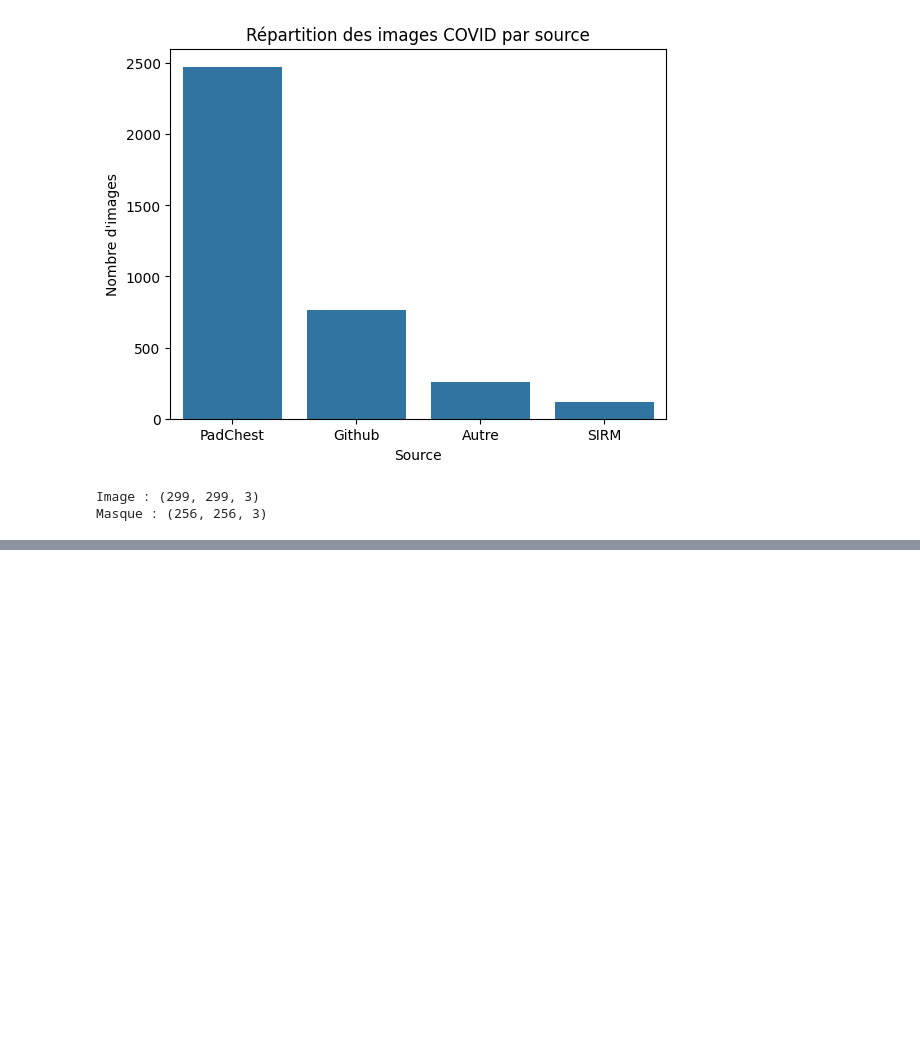
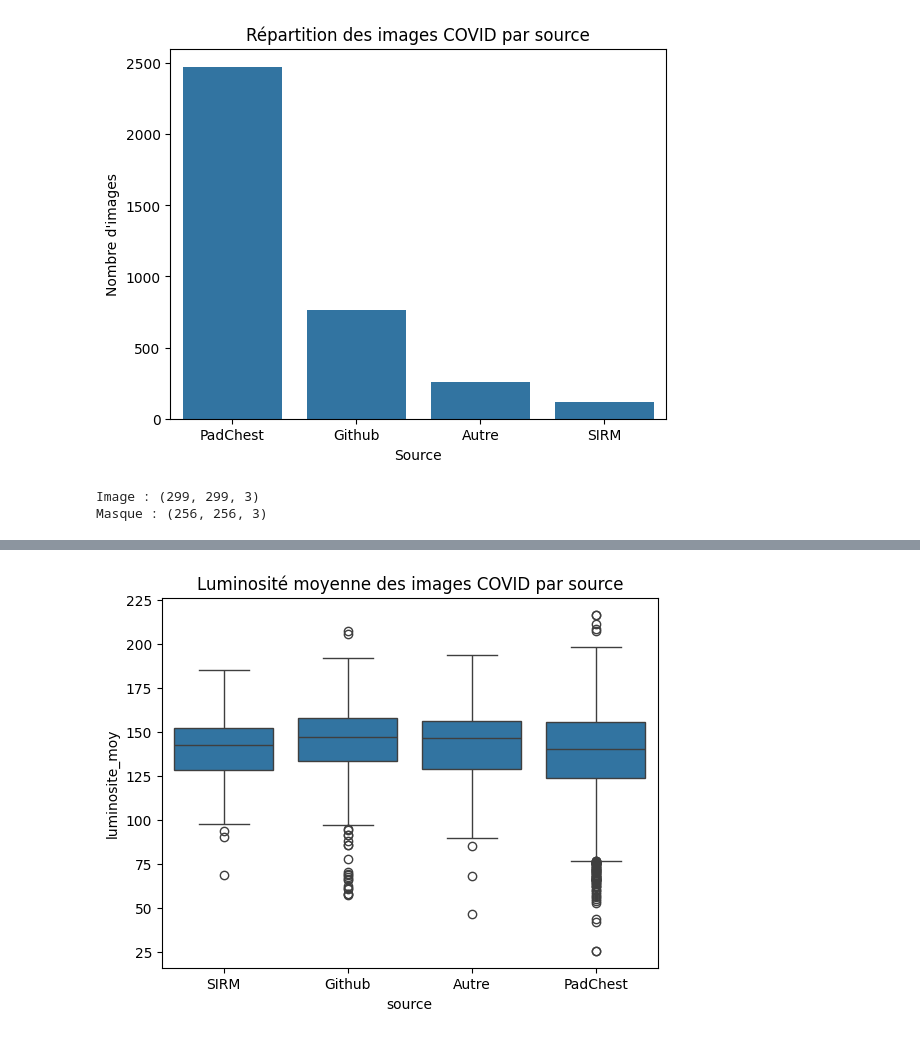
Before and after one commit to cyrilmarat/Liora_Covid, a Jupyter notebook: notebooks/exploration/1.0-maxime-exploration.ipynb, the cells around one changed output, grey strips where cells are left out. Saved outputs shown, nothing was run; the diff lists cells and outputs as text; code cells hidden in the pictures; blank space fills up the shorter version.

```diff
--- a/notebooks/exploration/1.0-maxime-exploration.ipynb
+++ b/notebooks/exploration/1.0-maxime-exploration.ipynb
@@ -80,0 +162,11 @@ Masque : (256, 256, 3)
+# %%
+covid['luminosite_moy'] = covid['FILE NAME'].apply(
+    lambda f: cv2.imread(base_path + r"\COVID\images\\" + f + ".png",
+                         cv2.IMREAD_GRAYSCALE).mean()
+)
+
+sns.boxplot(x='source', y='luminosite_moy', data=covid)
+plt.title("Luminosité moyenne des images COVID par source")
+plt.show()
+# %% [output]
+[figure, added]
```
Also changed, not shown: parts of 5 cells of this notebook.
